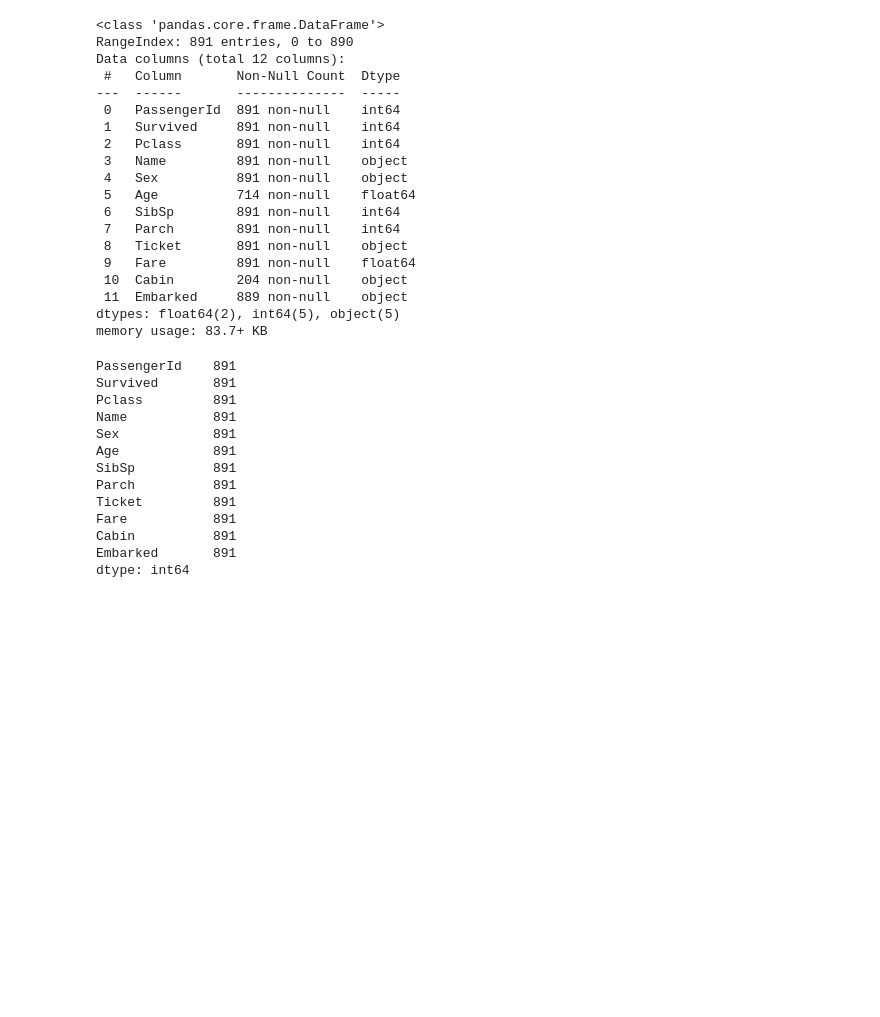
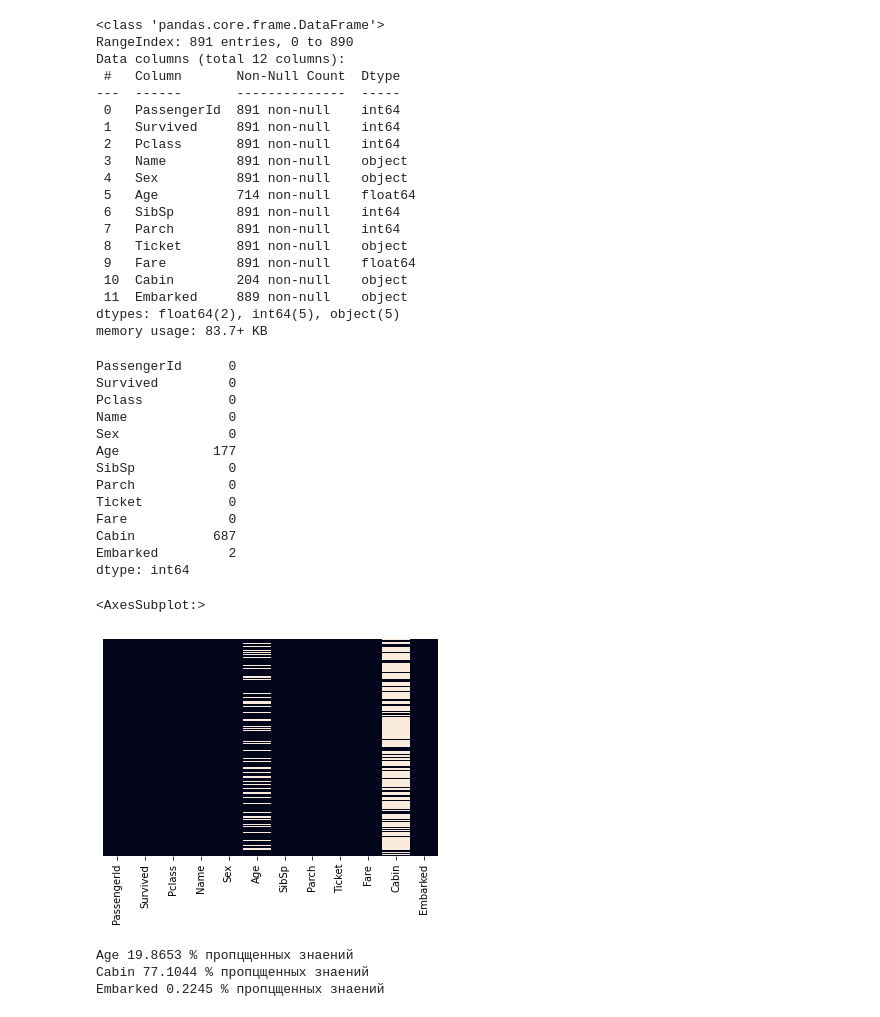
Before and after one commit to AleksandrLagutov/Portfolio, a Jupyter notebook: Titanic/Titanic.ipynb, the cells around one changed output. Cells and saved outputs as stored; diff of their text form; code cells hidden in the pictures; blank space fills up the shorter version.

Commit message:
Start simple analis imput data

```diff
--- a/Titanic/Titanic.ipynb
+++ b/Titanic/Titanic.ipynb
@@ -76,18 +48,31 @@ dtypes: float64(2), int64(5), object(5)
 memory usage: 83.7+ KB
 # %%
 # Look at missing values in train data
-train_data.isnull().count(axis=0)
+train_data.isnull().sum(axis=0)
 # %% [output]
-PassengerId    891
-Survived       891
-Pclass         891
-Name           891
-Sex            891
-Age            891
-SibSp          891
-Parch          891
-Ticket         891
-Fare           891
-Cabin          891
-Embarked       891
+PassengerId      0
+Survived         0
+Pclass           0
+Name             0
+Sex              0
+Age            177
+SibSp            0
+Parch            0
+Ticket           0
+Fare             0
+Cabin          687
+Embarked         2
 dtype: int64
+# %%
+sns.heatmap(train_data.isnull(), yticklabels=False, cbar=False,)
+# %% [output]
+<AxesSubplot:>
+[figure, added]
+# %%
+features = [features for features in train_data.columns if train_data[features].isnull().sum()>1]
+for feature in features:
+    print(feature, np.round(train_data[feature].isnull().mean()*100, 4), '% пропцщенных знаений')
+# %% [output]
+Age 19.8653 % пропцщенных знаений
+Cabin 77.1044 % пропцщенных знаений
+Embarked 0.2245 % пропцщенных знаений
```
Also changed, not shown: parts of 20 cells of this notebook.
